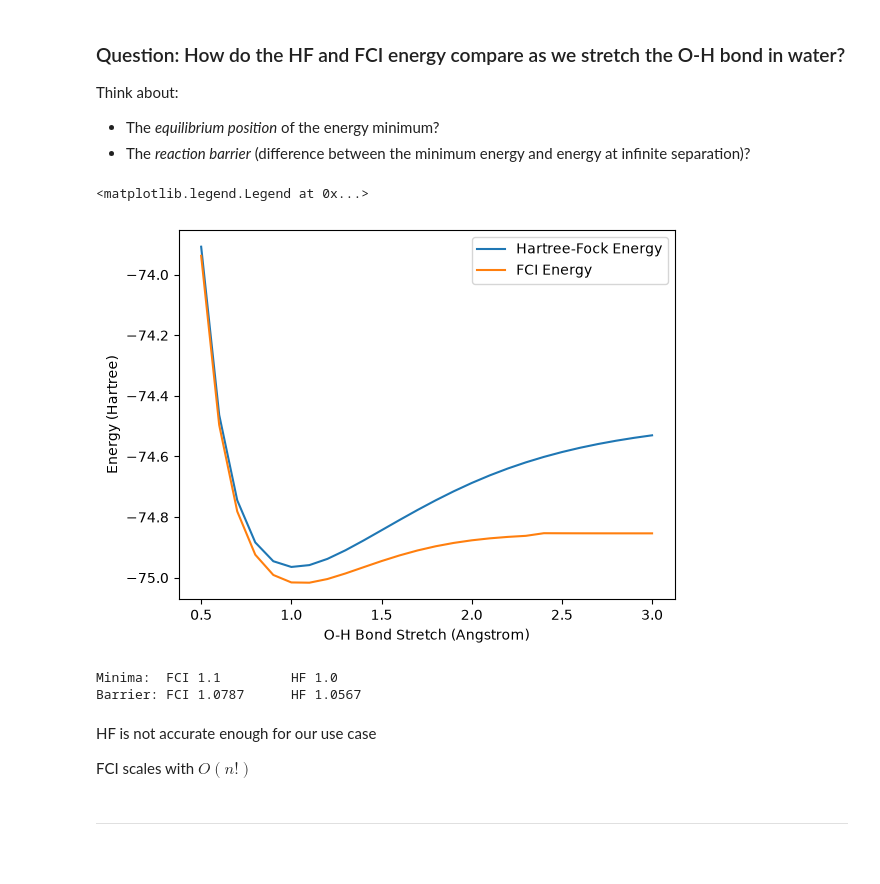
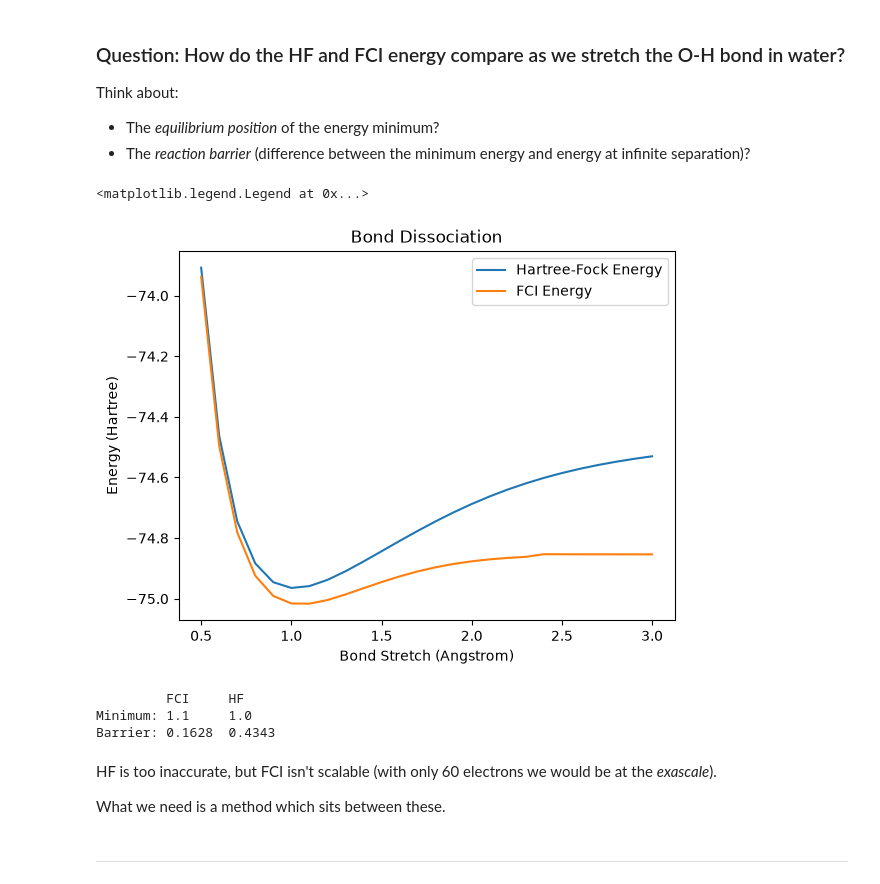
Before and after one commit to zohimchandani/sc26_quantum_tutorial, a Jupyter notebook: II_SKQD/skqd_SOLUTIONS.ipynb, the cells around one changed output. Cells and saved outputs as stored; diff of their text form; code cells hidden in the pictures; blank space fills up the shorter version.

```diff
--- a/II_SKQD/skqd_SOLUTIONS.ipynb
+++ b/II_SKQD/skqd_SOLUTIONS.ipynb
@@ -179,45 +172,48 @@ Think about:
 # %%
 import matplotlib.pyplot as plt
 
 bond_stretches = np.linspace(0.5, 3, 26)
 hf_energies = []
 fci_energies = []
 
 for b in bond_stretches:
     g = get_water_geometry(bond_stretch=b)
     m = run_pyscf(
         MolecularData(g, basis="sto-3g", multiplicity=1, charge=0),
         run_scf=True,
         run_fci=True,
     )
     hf_energies.append(m.hf_energy)
     fci_energies.append(m.fci_energy)
 
 
 plt.plot(bond_stretches, hf_energies, label="Hartree-Fock Energy")
 plt.plot(bond_stretches, fci_energies, label="FCI Energy")
+plt.title("Bond Dissociation")
 plt.ylabel("Energy (Hartree)")
-plt.xlabel("O-H Bond Stretch (Angstrom)")
+plt.xlabel("Bond Stretch (Angstrom)")
 plt.legend()
 # %% [output]
 <matplotlib.legend.Legend at 0x...>
-[figure, old version]
+[figure, new version]
 # %%
 fci_equilibrium = bond_stretches[np.argmin(fci_energies)]
 hf_equilibrium = bond_stretches[np.argmin(hf_energies)]
 
-fci_barrier = max(fci_energies) - min(fci_energies)
-hf_barrier = max(hf_energies) - min(hf_energies)
+fci_barrier = fci_energies[-1] - min(fci_energies)
+hf_barrier = hf_energies[-1] - min(hf_energies)
 
-print(f"Minima:\t FCI {fci_equilibrium}\t HF {hf_equilibrium}")
-print(f"Barrier: FCI {fci_barrier:.4f}\t HF {hf_barrier:.4f}")
+print("\t FCI \t HF")
+print(f"Minimum: {fci_equilibrium}\t {hf_equilibrium}")
+print(f"Barrier: {fci_barrier:.4f}\t {hf_barrier:.4f}")
 # %% [output]
-Minima:  FCI 1.1         HF 1.0
-Barrier: FCI 1.0787      HF 1.0567
+         FCI     HF
+Minimum: 1.1     1.0
+Barrier: 0.1628  0.4343
-# %% [markdown]
-HF is not accurate enough for our use case
-
-FCI scales with $O(n!)$
+# %% [markdown]
+HF is too inaccurate, but FCI isn't scalable (with only 60 electrons we would be at the _exascale_).
+
+What we need is a method which sits between these.
 # %% [markdown]
 ---
 # %% [markdown]
```
Also changed, not shown: parts of 39 cells of this notebook, 3 other files.
